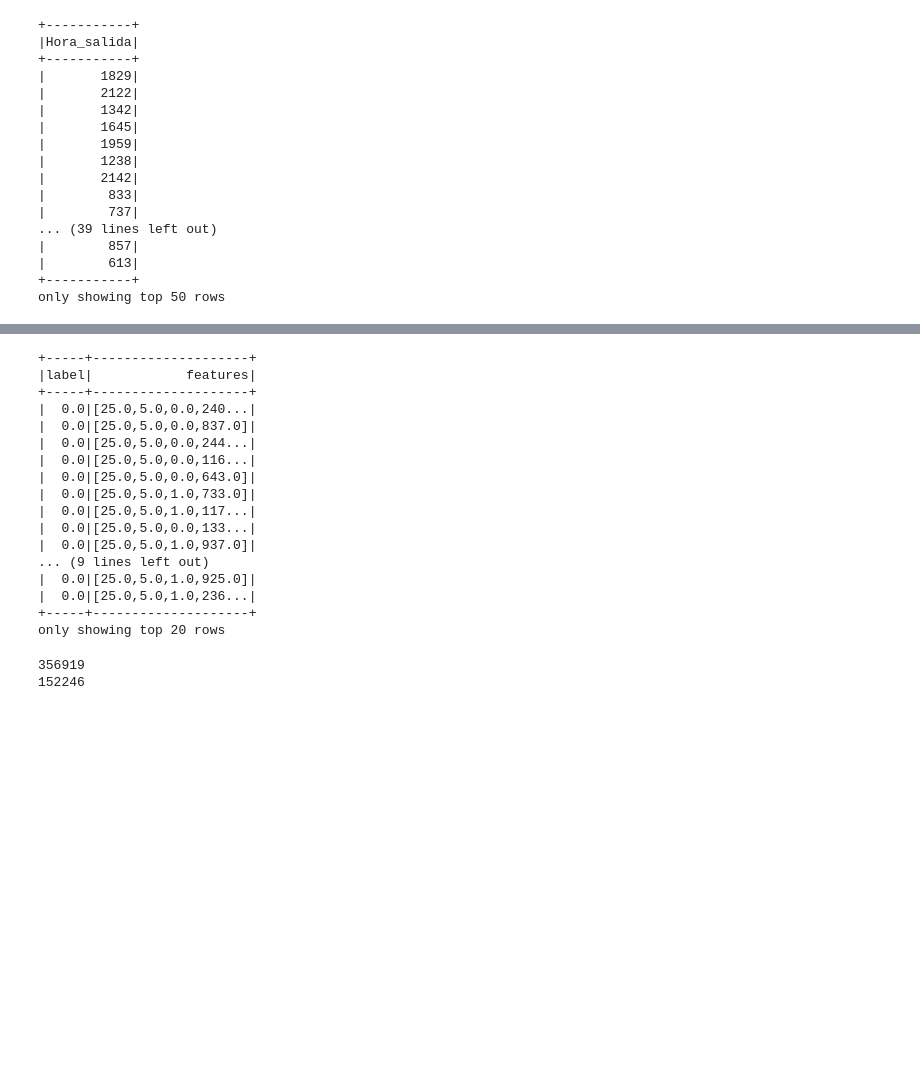
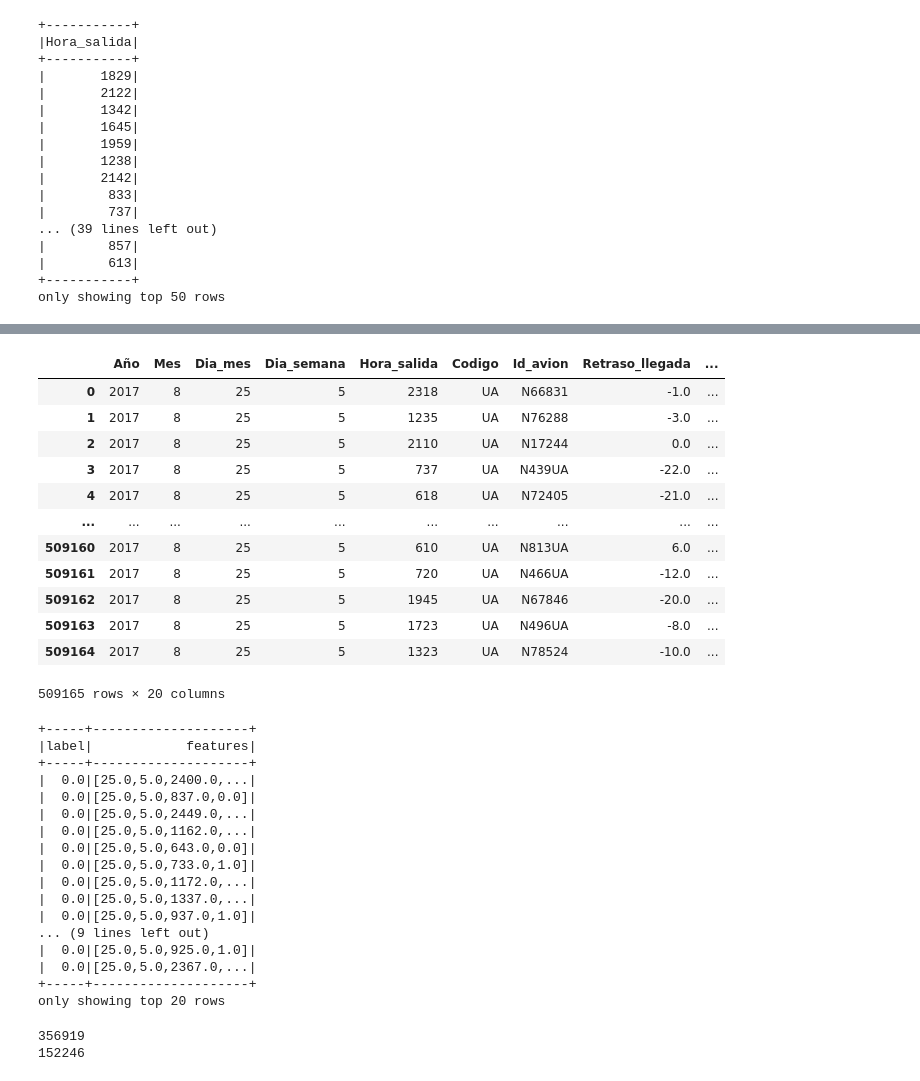
Before and after one commit to tadeosoresi/Analisis-de-Vuelos-en-EEUU-PySpark, a Jupyter notebook: Trabajo_Practico_Tadeo_Soresi_Dataset_Vuelos_EEUU_Agosto_2017_progreso.ipynb, the cells around one changed output, grey strips where cells are left out. Drawn from its saved outputs; the diff is of its cells as text; code cells hidden in the pictures; blank space fills up the shorter version.

```diff
--- a/Trabajo_Practico_Tadeo_Soresi_Dataset_Vuelos_EEUU_Agosto_2017_progreso.ipynb
+++ b/Trabajo_Practico_Tadeo_Soresi_Dataset_Vuelos_EEUU_Agosto_2017_progreso.ipynb
@@ -383,10 +383,27 @@ bd_final.show()
 |2017|  8|     25|         5|       1750|    UA|  N69824|          -12.0|          -5.0|   SFO|    KOA|   2367.0|      0.0|           0.0|              0.0|          0.0|                               ...
 +----+---+-------+----------+-----------+------+--------+---------------+--------------+------+-------+---------+---------+--------------+-----------------+-------------+------------------------------ ...
 only showing top 20 rows
+# %%
+bd_final_pandas = bd_final.toPandas()
+bd_final_pandas
+# %% [output]
+|  | Año | Mes | Dia_mes | Dia_semana | Hora_salida | Codigo | Id_avion | Retraso_llegada | ... |
+| 0 | 2017 | 8 | 25 | 5 | 2318 | UA | N66831 | -1.0 | ... |
+| 1 | 2017 | 8 | 25 | 5 | 1235 | UA | N76288 | -3.0 | ... |
+| 2 | 2017 | 8 | 25 | 5 | 2110 | UA | N17244 | 0.0 | ... |
+| 3 | 2017 | 8 | 25 | 5 | 737 | UA | N439UA | -22.0 | ... |
+| 4 | 2017 | 8 | 25 | 5 | 618 | UA | N72405 | -21.0 | ... |
+| ... | ... | ... | ... | ... | ... | ... | ... | ... | ... |
+| 509160 | 2017 | 8 | 25 | 5 | 610 | UA | N813UA | 6.0 | ... |
+| 509161 | 2017 | 8 | 25 | 5 | 720 | UA | N466UA | -12.0 | ... |
+| 509162 | 2017 | 8 | 25 | 5 | 1945 | UA | N67846 | -20.0 | ... |
+| 509163 | 2017 | 8 | 25 | 5 | 1723 | UA | N496UA | -8.0 | ... |
+| 509164 | 2017 | 8 | 25 | 5 | 1323 | UA | N78524 | -10.0 | ... |
+509165 rows × 20 columns
 # %%
 #Crear un vector de features y renombrar la variable respuesta a label. El vector de features tendrá las columnas: DayofMonth, DayOfWeek, Tarde, Distance. La variable respuesta es Cancelled
 
-'''En un modelo de regresion lineal, vector assembler es una herramienta de transformación que reune
+'''En un modelo de regresion , vector assembler es una herramienta de transformación que reune
 todas las caracteristicas de un vector a partir de columnas de doble tipo, si alguna de estas columnas
 contiene valores cadea debemos usar StringIndexer'''
 
@@ -394,7 +411,7 @@ from pyspark.ml.feature import VectorAssembler
 from pyspark.sql.functions import col
 
 a1 = VectorAssembler(
- inputCols=['Dia_mes','Dia_semana', 'Tarde', 'Distancia'],
+ inputCols=['Dia_mes','Dia_semana','Distancia', 'Tarde'],
  outputCol='features')
 
 bd_final2 = a1.transform(bd_final).select(col("Cancelado").cast('double').alias("label"), 'features')
@@ -403,18 +420,18 @@ bd_final2.show()
 +-----+--------------------+
 |label|            features|
 +-----+--------------------+
-|  0.0|[25.0,5.0,0.0,240...|
-|  0.0|[25.0,5.0,0.0,837.0]|
-|  0.0|[25.0,5.0,0.0,244...|
-|  0.0|[25.0,5.0,0.0,116...|
-|  0.0|[25.0,5.0,0.0,643.0]|
-|  0.0|[25.0,5.0,1.0,733.0]|
-|  0.0|[25.0,5.0,1.0,117...|
-|  0.0|[25.0,5.0,0.0,133...|
-|  0.0|[25.0,5.0,1.0,937.0]|
+|  0.0|[25.0,5.0,2400.0,...|
+|  0.0|[25.0,5.0,837.0,0.0]|
+|  0.0|[25.0,5.0,2449.0,...|
+|  0.0|[25.0,5.0,1162.0,...|
+|  0.0|[25.0,5.0,643.0,0.0]|
+|  0.0|[25.0,5.0,733.0,1.0]|
+|  0.0|[25.0,5.0,1172.0,...|
+|  0.0|[25.0,5.0,1337.0,...|
+|  0.0|[25.0,5.0,937.0,1.0]|
 ... (9 lines left out)
-|  0.0|[25.0,5.0,1.0,925.0]|
-|  0.0|[25.0,5.0,1.0,236...|
+|  0.0|[25.0,5.0,925.0,1.0]|
+|  0.0|[25.0,5.0,2367.0,...|
 +-----+--------------------+
 only showing top 20 rows
 # %%
```
Also changed, not shown: parts of 16 cells of this notebook.
